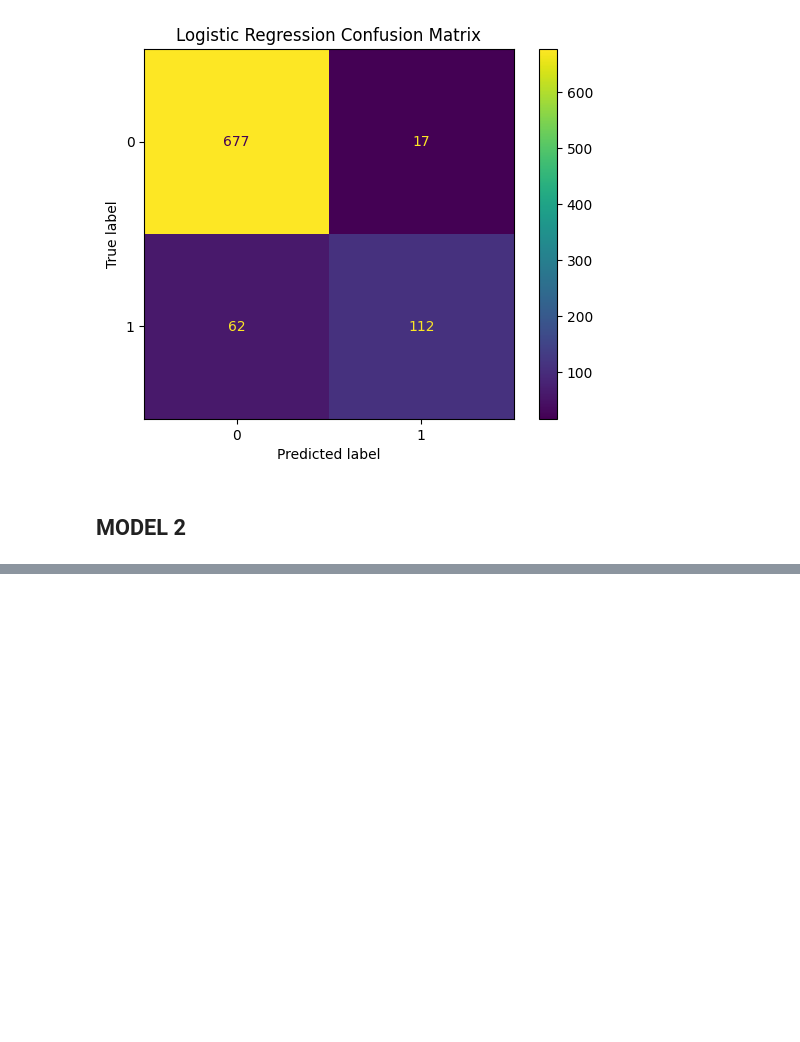
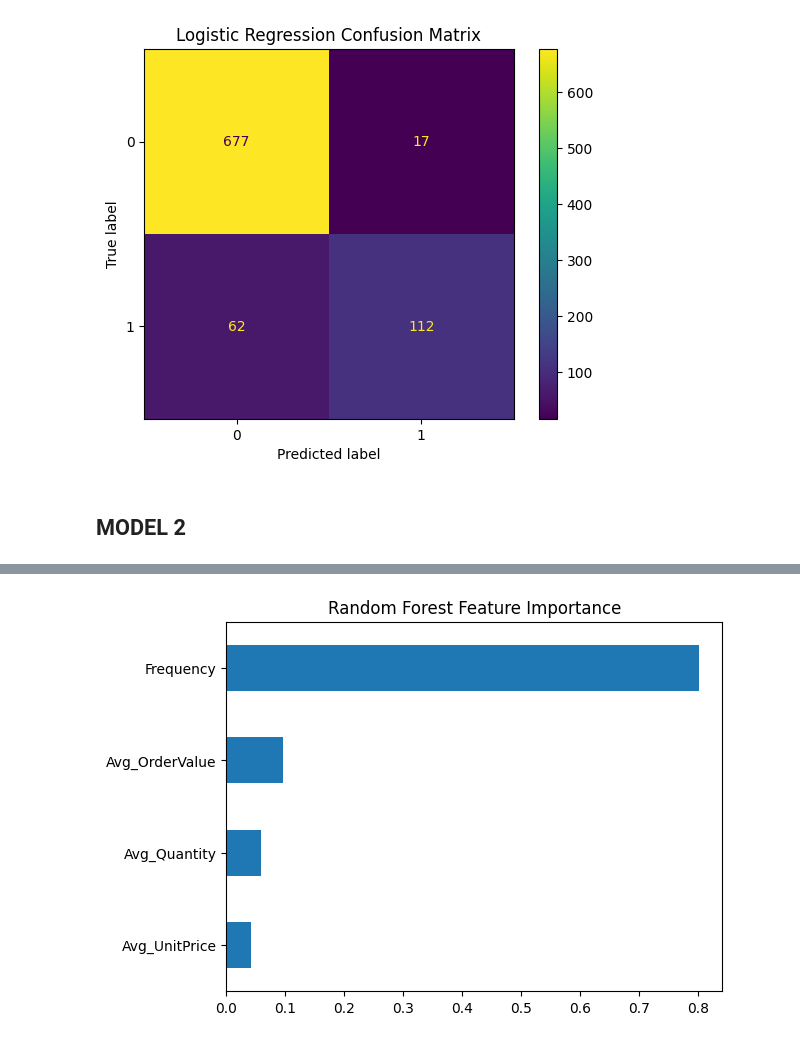
Before and after one commit to gsolomon321/DS3021_Final_Project, a Jupyter notebook: cleaning.ipynb, the cells around one changed output, grey strips where cells are left out. Saved outputs shown, nothing was run; the diff lists cells and outputs as text; code cells hidden in the pictures; blank space fills up the shorter version.

```diff
--- a/cleaning.ipynb
+++ b/cleaning.ipynb
@@ -266,0 +347,11 @@ param_grid = {"dt_model__max_depth": [1, 2, 3, 4, 5, 6, 7, 8, 9, 10]}
+# %%
+importance = pd.Series(
+    rf_model.feature_importances_,
+    index=X.columns
+).sort_values()
+
+importance.plot(kind="barh")
+plt.title("Random Forest Feature Importance")
+plt.show()
+# %% [output]
+[figure, added]
```
Also changed, not shown: parts of 3 cells of this notebook, 1 other file.
